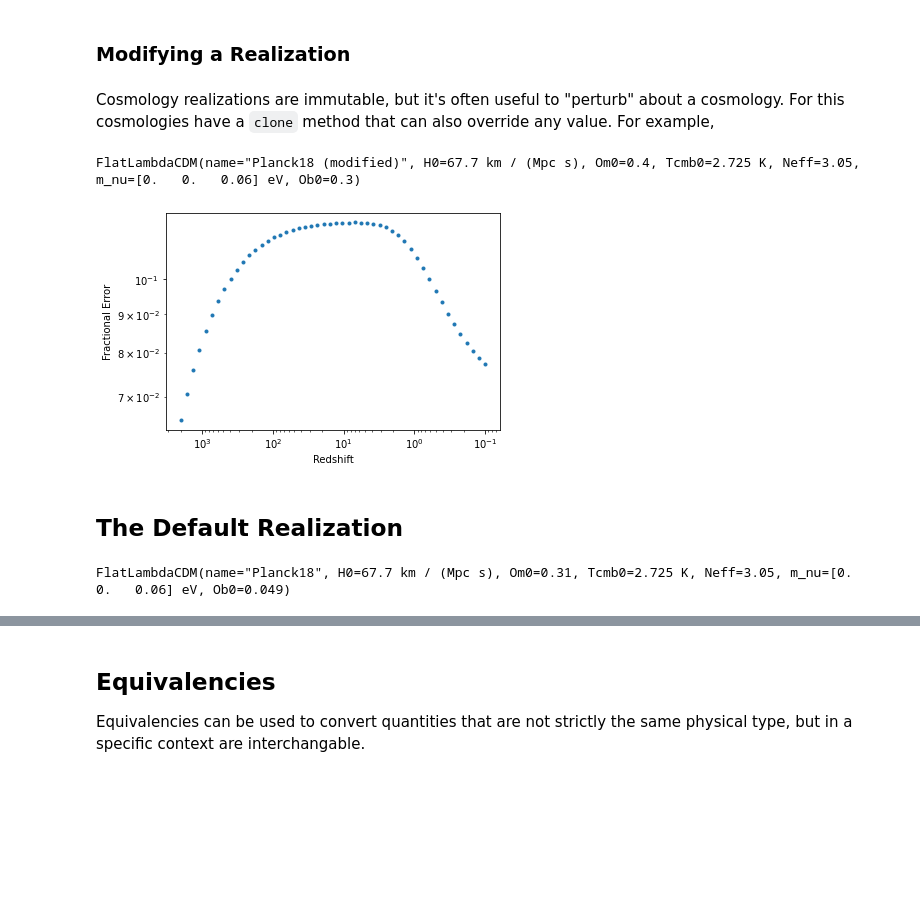
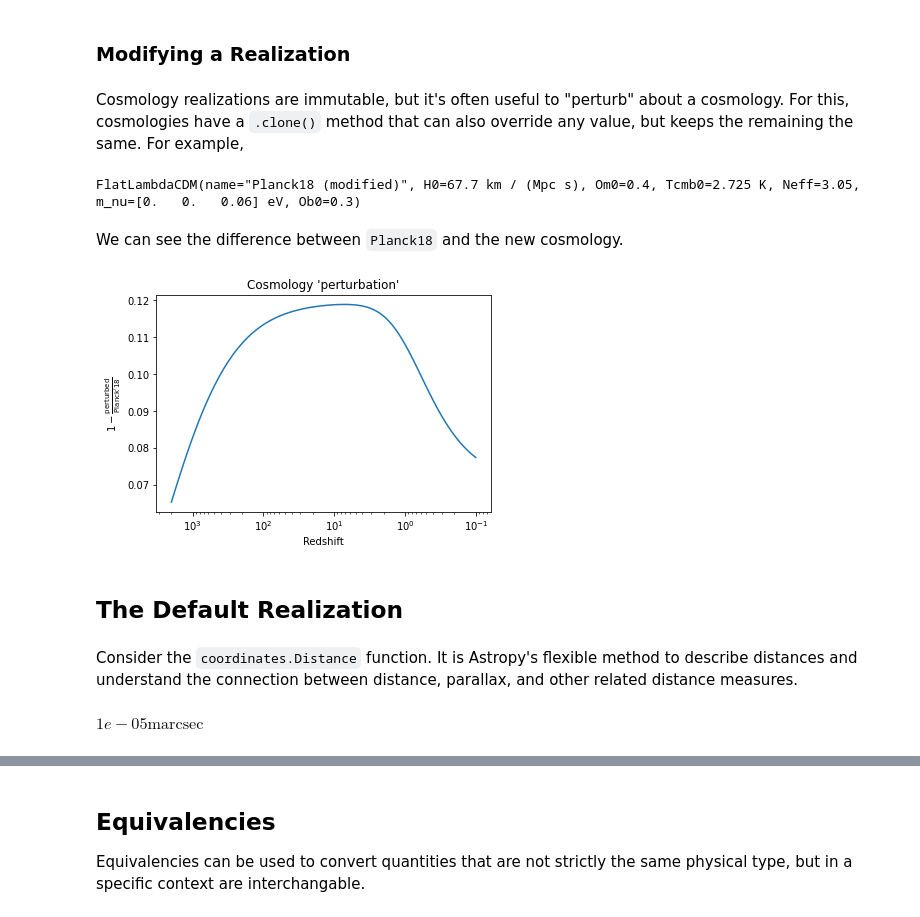
Before and after one commit to astropy/astropy-workshop, a Jupyter notebook: 11-Cosmology/Astropy_Cosmology.ipynb, the cells around one changed output, grey strips where cells are left out. Saved outputs shown, nothing was run; the diff lists cells and outputs as text; code cells hidden in the pictures; blank space fills up the shorter version.

```diff
--- a/11-Cosmology/Astropy_Cosmology.ipynb
+++ b/11-Cosmology/Astropy_Cosmology.ipynb
@@ -96,16 +99,17 @@ FlatLambdaCDM(name="Planck18", H0=67.7 km / (Mpc s), Om0=0.31, Tcmb0=2.725 K, Ne
 import numpy as np
 import matplotlib.pyplot as plt
 
-z = np.geomspace(0.1, 2e3)
-plt.loglog(z, Planck18.age(z), ".")
-plt.gca().invert_xaxis()
-plt.xlabel("Redshift")
-plt.ylabel("Age [Gyr]")
+z = np.geomspace(0.1, 2e3, num=100)
+
+fig = plt.figure()
+ax = fig.add_subplot(xlabel="Redshift", ylabel="Age [Gyr]")
+ax.loglog(z, Planck18.age(z))
+ax.invert_xaxis()
 plt.show();
 # %% [output]
 [figure]
 # %% [markdown]
 ### Modifying a Realization
 # %% [markdown]
-Cosmology realizations are immutable, but it's often useful to "perturb" about a cosmology. For this cosmologies have a ``clone`` method that can also override any value. For example,
+Cosmology realizations are immutable, but it's often useful to "perturb" about a cosmology. For this, cosmologies have a ``.clone()`` method that can also override any value, but keeps the remaining the same. For example,
 # %%
@@ -113,18 +117,17 @@ newcosmo = Planck18.clone(Om0=0.4, Ob0=0.3)
 newcosmo
 # %% [output]
 FlatLambdaCDM(name="Planck18 (modified)", H0=67.7 km / (Mpc s), Om0=0.4, Tcmb0=2.725 K, Neff=3.05, m_nu=[0.   0.   0.06] eV, Ob0=0.3)
-# %%
-z = np.geomspace(0.1, 2e3)
-plt.loglog(z, np.abs(newcosmo.age(z)/Planck18.age(z) - 1), ".")
-plt.gca().invert_xaxis()
-plt.xlabel("Redshift")
-plt.ylabel("Fractional Error")
-plt.show();
-# %% [output]
-[figure, removed]
+# %% [markdown]
+We can see the difference between ``Planck18`` and the new cosmology.
+# %%
+fig = plt.figure()
+ax = fig.add_subplot(title="Cosmology 'perturbation'", xlabel="Redshift", ylabel=r"$1 - \frac{\rm{perturbed}}{\rm{Planck'18}}$")
+ax.semilogx(z, np.abs(1 - newcosmo.age(z)/Planck18.age(z)))
+ax.invert_xaxis()
+plt.show();
+# %% [output]
+[figure, added]
 # %% [markdown]
 ## The Default Realization
-# %%
-cosmology.default_cosmology.get()
-# %% [output]
-FlatLambdaCDM(name="Planck18", H0=67.7 km / (Mpc s), Om0=0.31, Tcmb0=2.725 K, Neff=3.05, m_nu=[0.   0.   0.06] eV, Ob0=0.049)
+# %% [markdown]
+Consider the ``coordinates.Distance`` function. It is Astropy's flexible method to describe distances and understand the connection between distance, parallax, and other related distance measures.
@@ -130,0 +137,4 @@ FlatLambdaCDM(name="Planck18", H0=67.7 km / (Mpc s), Om0=0.31, Tcmb0=2.725 K, Ne
+# %%
+d.parallax
+# %% [output]
+$1e-05\mathrm{marcsec}$
```
Also changed, not shown: parts of 38 cells of this notebook.
